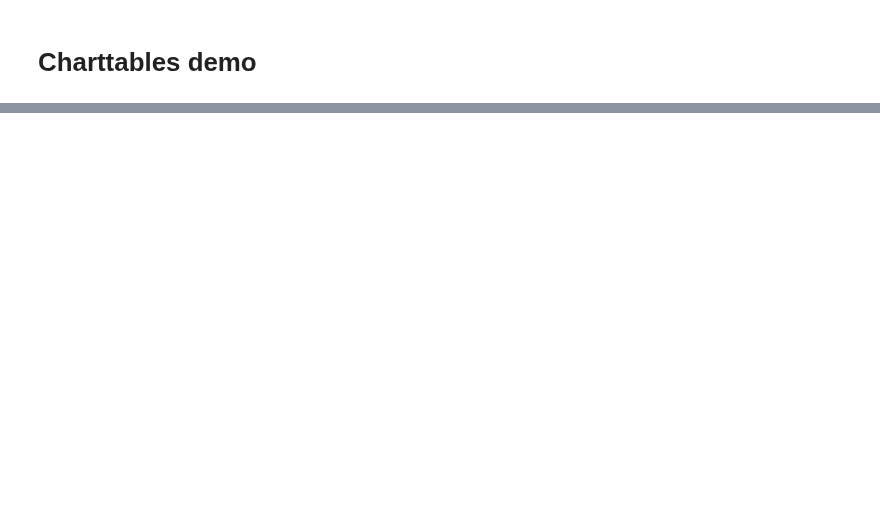
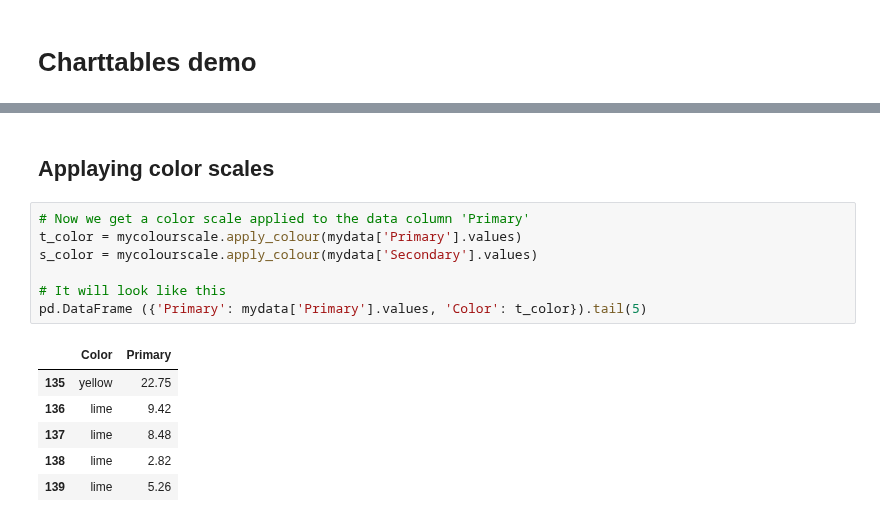
Before and after one commit to opengeostat/pygslib, a Jupyter notebook: pygslib/Ipython_templates/charttable.ipynb, the cells around one changed output, grey strips where cells are left out. Drawn from its saved outputs; the diff is of its cells as text; blank space fills up the shorter version.

```diff
--- a/pygslib/Ipython_templates/charttable.ipynb
+++ b/pygslib/Ipython_templates/charttable.ipynb
@@ -74 +80,17 @@ This is  the colour scale
+# %% [markdown]
+## Applaying color scales
+# %%
+# Now we get a color scale applied to the data column 'Primary'
+t_color = mycolourscale.apply_colour(mydata['Primary'].values)
+s_color = mycolourscale.apply_colour(mydata['Secondary'].values)
+
+# It will look like this
+pd.DataFrame ({'Primary': mydata['Primary'].values, 'Color': t_color}).tail(5)
+# %% [output]
+|  | Color | Primary |
+| 135 | yellow | 22.75 |
+| 136 | lime | 9.42 |
+| 137 | lime | 8.48 |
+| 138 | lime | 2.82 |
+| 139 | lime | 5.26 |
 # %%
```
Also changed, not shown: parts of 9 cells of this notebook, 15 other files.
